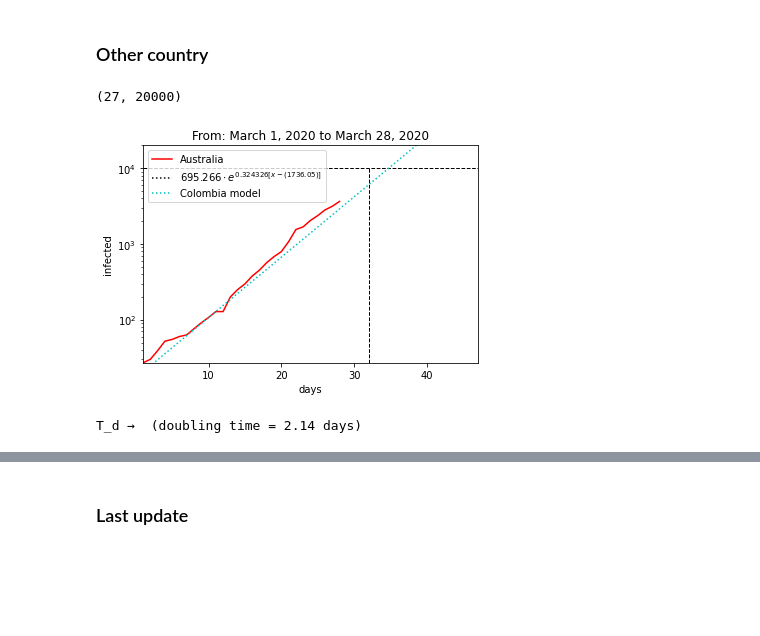
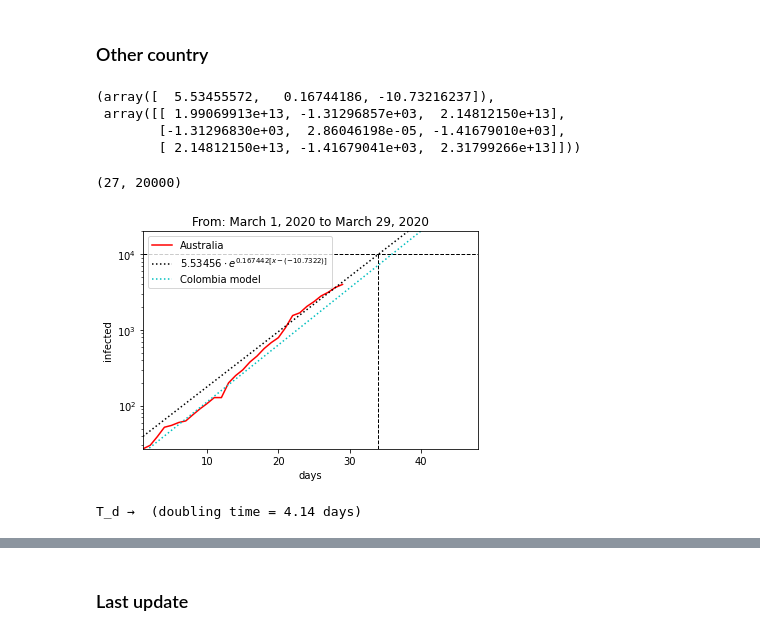
Before and after one commit to restrepo/COVID-19, a Jupyter notebook: covid.ipynb, the cells around one changed output, grey strips where cells are left out. Saved outputs shown, nothing was run; the diff lists cells and outputs as text; code cells hidden in the pictures; blank space fills up the shorter version.

```diff
--- a/covid.ipynb
+++ b/covid.ipynb
@@ -215,7 +213,7 @@ logistic_end=int(logistic_fit[0][2])
 # %% [markdown]
 Prepare data
 # %%
-exp_fit = opt.curve_fit(exponential_model,x,y,p0=[1,0.4,4])
+exp_fit = opt.curve_fit(exponential_model,x,y,p0=[1,0.4,10])
 try:
     Δb=np.sqrt(exp_fit[1][1,1])
 except:
@@ -349,44 +347,50 @@ Text(0, 0.5, 'RO')
 # %% [markdown]
 ### Other country
+# %%
+c='Australia'
+max_forecast=10000
+prediction=34#21
+start_day='3/1/20'
+y=get_infected(c,date_start=start_day,date_end=dmax,DataFrame=cv)
+x=range(1,len(y)+1)
+exp_fit = opt.curve_fit(exponential_model,x,y,p0=[1,0.4,10])
+exp_fit
+# %% [output]
+(array([  5.53455572,   0.16744186, -10.73216237]),
+ array([[ 1.99069913e+13, -1.31296857e+03,  2.14812150e+13],
+        [-1.31296830e+03,  2.86046198e-05, -1.41679010e+03],
+        [ 2.14812150e+13, -1.41679041e+03,  2.31799266e+13]]))
 # %%
-c='Australia'
-max_forecast=10000
-prediction=32#21
-start_day='3/1/20'
-y=get_infected(c,date_start=start_day,date_end=dmax,DataFrame=cv)
-x=range(1,len(y)+1)
-exp_fit = opt.curve_fit(exponential_model,x,y,p0=[1,0.4,3])
-
 xx=range(x[0],x[-1]+20)
 if min(y)>0:
     ymin=min(y)
 else:
     ymin=1
 
 plt.plot(x,y,'r-',label=c)
 plt.plot(xx,
          exponential_model(xx,exp_fit[0][0],exp_fit[0][1],exp_fit[0][2]),
          'k:',
          label=r'$%g\cdot e^{%g[x-(%g)]}$' %(exp_fit[0][0],exp_fit[0][1],exp_fit[0][2]) )
 
 plt.plot(xx,exponential_model_co(xx),'c:',label='Colombia model')
 
 plt.hlines(max_forecast,xx[0],xx[-1],linestyles='--',lw=1)
 plt.vlines(prediction,ymin,max_forecast,linestyles='--',lw=1)
 
 plt.title('From: {} to {}'.format(
     datetime.datetime.strptime(start_day,"%m/%d/%y").strftime("%B %-d, %Y"),
     datetime.datetime.strptime(dmax,"%m/%d/%y").strftime("%B %-d, %Y") ) )
 plt.legend(loc='best')
 plt.xscale('linear')
 plt.yscale('log')
 plt.xlabel('days')
 plt.ylabel('infected')
 plt.xlim(xx[0],xx[-1])
 plt.ylim(ymin,max_forecast+10000)
 # %% [output]
 (27, 20000)
-[figure, old version]
+[figure, new version]
 # %%
 N0=exp_fit[0][0];g=exp_fit[0][1];t0=exp_fit[0][2]
 if exponential_model(t0,N0,g,t0)==N0:
@@ -398,7 +402,7 @@ if Td:
     dt='(doubling time = {} days)'.format(Td.round(2))
     print('T_d →  {}'.format(dt))
 # %% [output]
-T_d →  (doubling time = 2.14 days)
+T_d →  (doubling time = 4.14 days)
 # %%
 spa=dataframe_doubling(x,y,start_date=start_day,final_date=dmax)
 # %%
```
Also changed, not shown: parts of 21 cells of this notebook.
